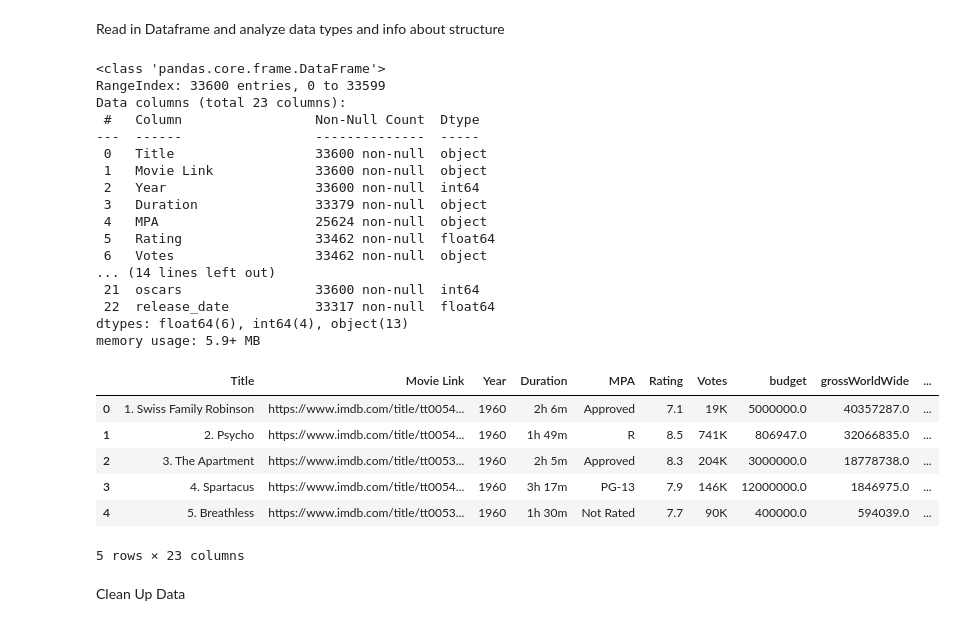
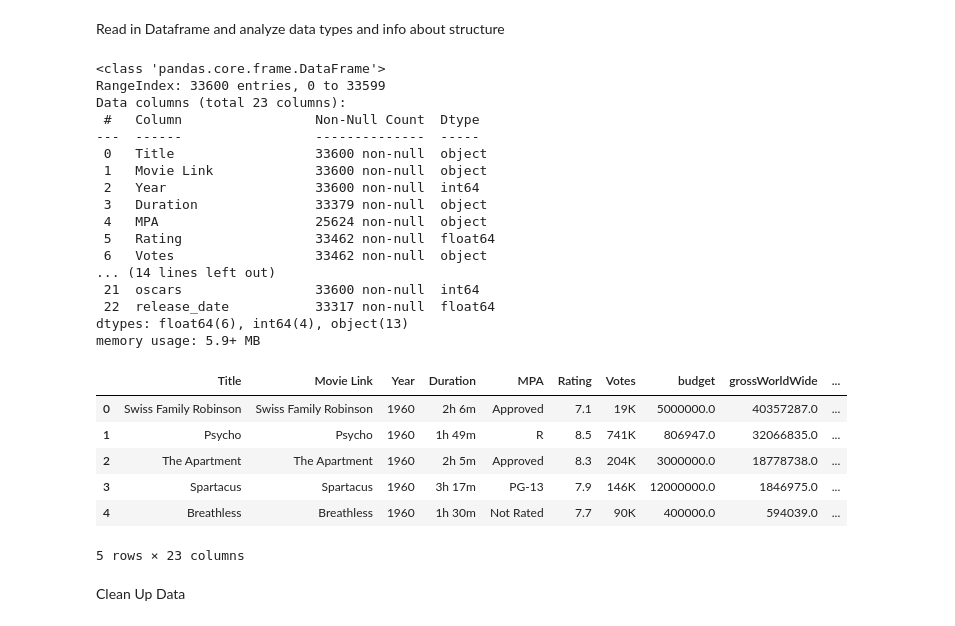
Before and after one commit to DaxKelson/aibootcampGroup3Project1, a Jupyter notebook: min_budget_threshold.ipynb, the cells around one changed output. Drawn from its saved outputs; the diff is of its cells as text; code cells hidden in the pictures.

```diff
--- a/min_budget_threshold.ipynb
+++ b/min_budget_threshold.ipynb
@@ -16,33 +19,33 @@ import matplotlib.pyplot as plt
 Read in Dataframe and analyze data types and info about structure
 # %%
 #Read in the data
-imdb_all_years_df = pd.read_csv("imdb_all_years.csv")
+imdb_all_years_df = pd.read_csv("./Resources/cleaned_data.csv")
 imdb_all_years_df.info()
 imdb_all_years_df.head()
 # %% [output]
 <class 'pandas.core.frame.DataFrame'>
 RangeIndex: 33600 entries, 0 to 33599
 Data columns (total 23 columns):
  #   Column                 Non-Null Count  Dtype
 ---  ------                 --------------  -----
  0   Title                  33600 non-null  object
  1   Movie Link             33600 non-null  object
  2   Year                   33600 non-null  int64
  3   Duration               33379 non-null  object
  4   MPA                    25624 non-null  object
  5   Rating                 33462 non-null  float64
  6   Votes                  33462 non-null  object
 ... (14 lines left out)
  21  oscars                 33600 non-null  int64
  22  release_date           33317 non-null  float64
 dtypes: float64(6), int64(4), object(13)
 memory usage: 5.9+ MB
 |  | Title | Movie Link | Year | Duration | MPA | Rating | Votes | budget | grossWorldWide | ... |
-| 0 | 1. Swiss Family Robinson | https://www.imdb.com/title/tt0054... | 1960 | 2h 6m | Approved | 7.1 | 19K | 5000000.0 | 40357287.0 | ... |
-| 1 | 2. Psycho | https://www.imdb.com/title/tt0054... | 1960 | 1h 49m | R | 8.5 | 741K | 806947.0 | 32066835.0 | ... |
-| 2 | 3. The Apartment | https://www.imdb.com/title/tt0053... | 1960 | 2h 5m | Approved | 8.3 | 204K | 3000000.0 | 18778738.0 | ... |
-| 3 | 4. Spartacus | https://www.imdb.com/title/tt0054... | 1960 | 3h 17m | PG-13 | 7.9 | 146K | 12000000.0 | 1846975.0 | ... |
-| 4 | 5. Breathless | https://www.imdb.com/title/tt0053... | 1960 | 1h 30m | Not Rated | 7.7 | 90K | 400000.0 | 594039.0 | ... |
+| 0 | Swiss Family Robinson | Swiss Family Robinson | 1960 | 2h 6m | Approved | 7.1 | 19K | 5000000.0 | 40357287.0 | ... |
+| 1 | Psycho | Psycho | 1960 | 1h 49m | R | 8.5 | 741K | 806947.0 | 32066835.0 | ... |
+| 2 | The Apartment | The Apartment | 1960 | 2h 5m | Approved | 8.3 | 204K | 3000000.0 | 18778738.0 | ... |
+| 3 | Spartacus | Spartacus | 1960 | 3h 17m | PG-13 | 7.9 | 146K | 12000000.0 | 1846975.0 | ... |
+| 4 | Breathless | Breathless | 1960 | 1h 30m | Not Rated | 7.7 | 90K | 400000.0 | 594039.0 | ... |
 5 rows × 23 columns
 # %% [markdown]
 Clean Up Data
```
Also changed, not shown: parts of 8 cells of this notebook, 3 other files.
